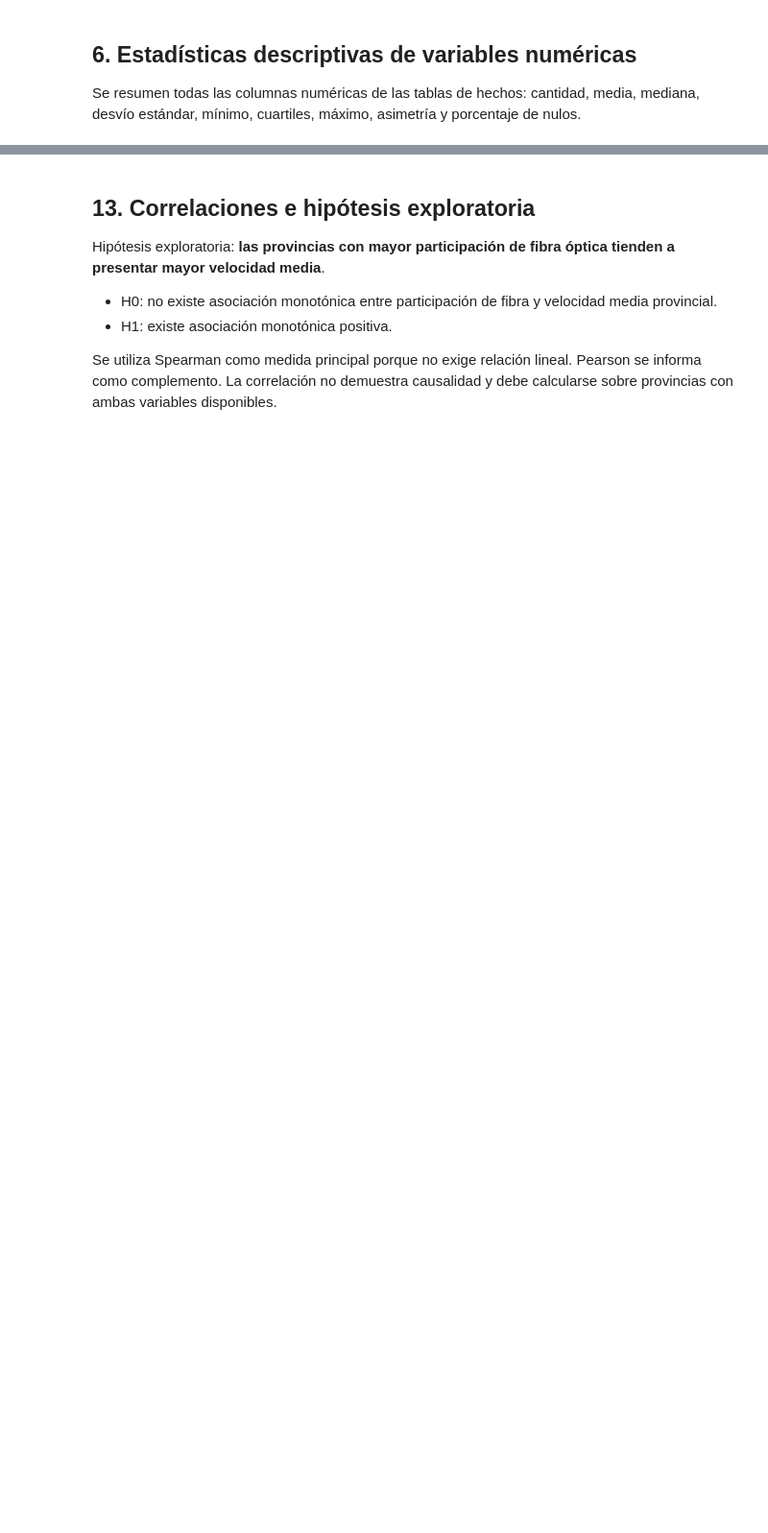
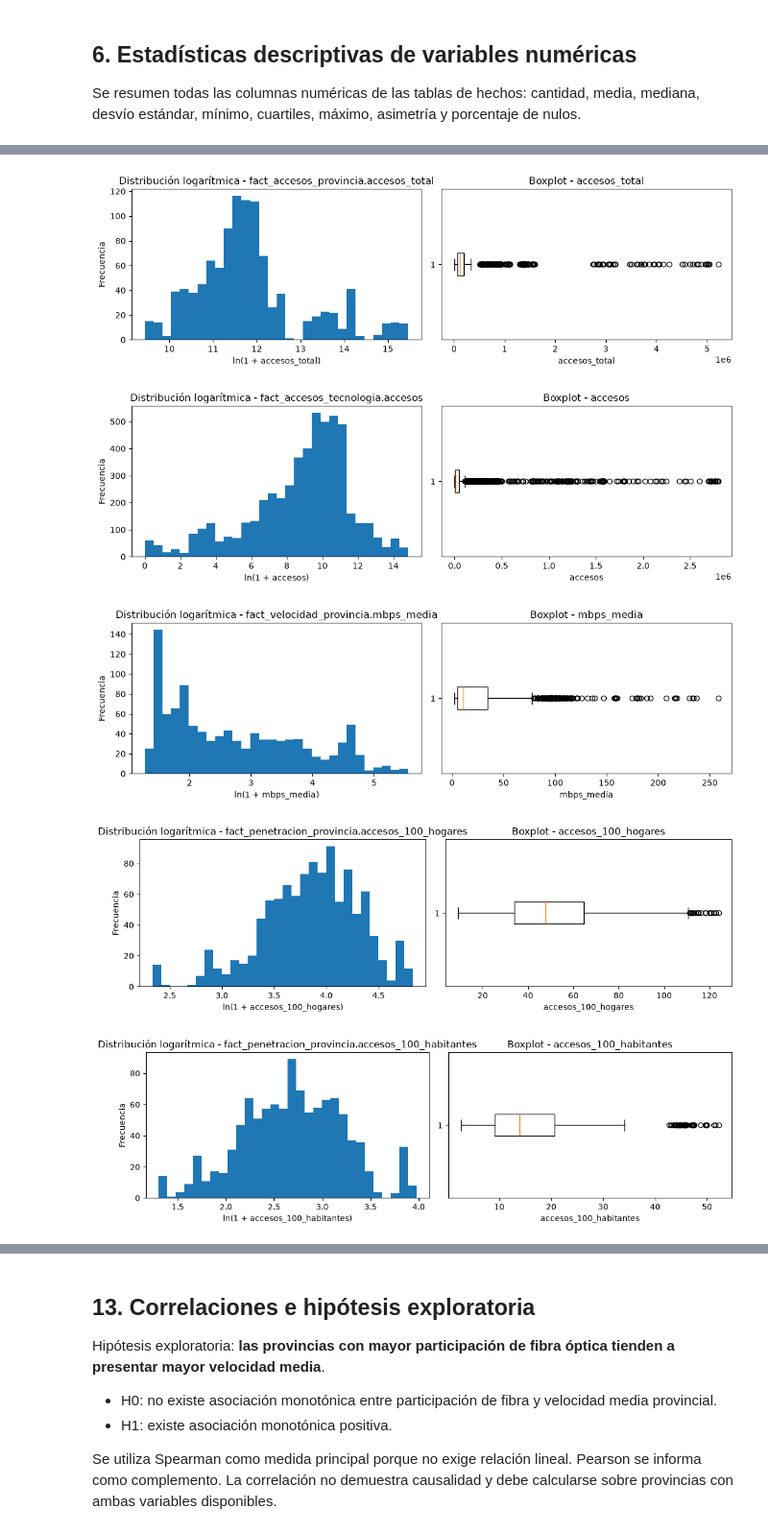
Before and after one commit to MatiasSilvaIslas/tp-analisis-de-datos-1, a Jupyter notebook: notebooks/02_EDA_conectividad_fija_v2.ipynb, the cells around one changed output, grey strips where cells are left out. Shown at 96% size. Saved outputs shown, nothing was run; the diff lists cells and outputs as text; code cells hidden in the pictures; blank space fills up the shorter version.

```diff
--- a/notebooks/02_EDA_conectividad_fija_v2.ipynb
+++ b/notebooks/02_EDA_conectividad_fija_v2.ipynb
@@ -105,19 +193,5 @@ for t in FACT_TABLES:
     else:
         print(f"AVISO: no existe {t}")
 
-# Las tablas de hechos usan (anio, trimestre), no periodo_id. Se agrega la
-# etiqueta desde dim_periodo con ambas columnas para no mezclar años.
-period_dim = pd.read_sql_query(
-    "SELECT anio, trimestre, periodo FROM dim_periodo", conn
-)
-for t, df in list(data.items()):
-    if {"anio", "trimestre"}.issubset(df.columns) and "periodo" not in df.columns:
-        data[t] = df.merge(
-            period_dim,
-            on=["anio", "trimestre"],
-            how="left",
-            validate="many_to_one",
-        )
-
 for t, df in data.items():
     print("\n", t, "->", list(df.columns))
@@ -344,17 +536,43 @@ Se generan histogramas y boxplots solo para medidas. Se excluyen identificadores
 # %%
+EXCLUIR = {
+    "provincia_id",
+    "tecnologia_id",
+    "categoria_velocidad_id",
+    "localidad_id",
+    "source_row",
+    "anio",
+    "trimestre"
+}
+
 for t, df in data.items():
-    numeric_cols = [c for c in df.select_dtypes(include="number").columns if is_measure_column(c)]
-    for c in numeric_cols[:12]:
+
+    numeric_cols = [
+        c for c in df.select_dtypes(include="number").columns
+        if c.lower() not in EXCLUIR
+    ]
+
+    for c in numeric_cols:
         s = df[c].dropna()
+
         if s.empty:
             continue
+
         fig, axes = plt.subplots(1, 2, figsize=(11, 3.5))
-        axes[0].hist(s, bins=30)
-        axes[0].set_title(f"Distribución – {t}.{c}")
-        axes[0].set_xlabel(c)
+
+        axes[0].hist(np.log1p(s), bins=30)
+        axes[0].set_title(f"Distribución logarítmica - {t}.{c}")
+        axes[0].set_xlabel(f"ln(1 + {c})")
         axes[0].set_ylabel("Frecuencia")
-        axes[1].boxplot(s, vert=False)
-        axes[1].set_title(f"Boxplot – {c}")
+
+        axes[1].boxplot(s, orientation="horizontal")
+        axes[1].set_title(f"Boxplot - {c}")
         axes[1].set_xlabel(c)
+
         plt.tight_layout()
         plt.show()
+# %% [output]
+[figure, added]
+[figure, added]
+[figure, added]
+[figure, added]
+[figure, added]
```
Also changed, not shown: parts of 52 cells of this notebook, 3 other files.
